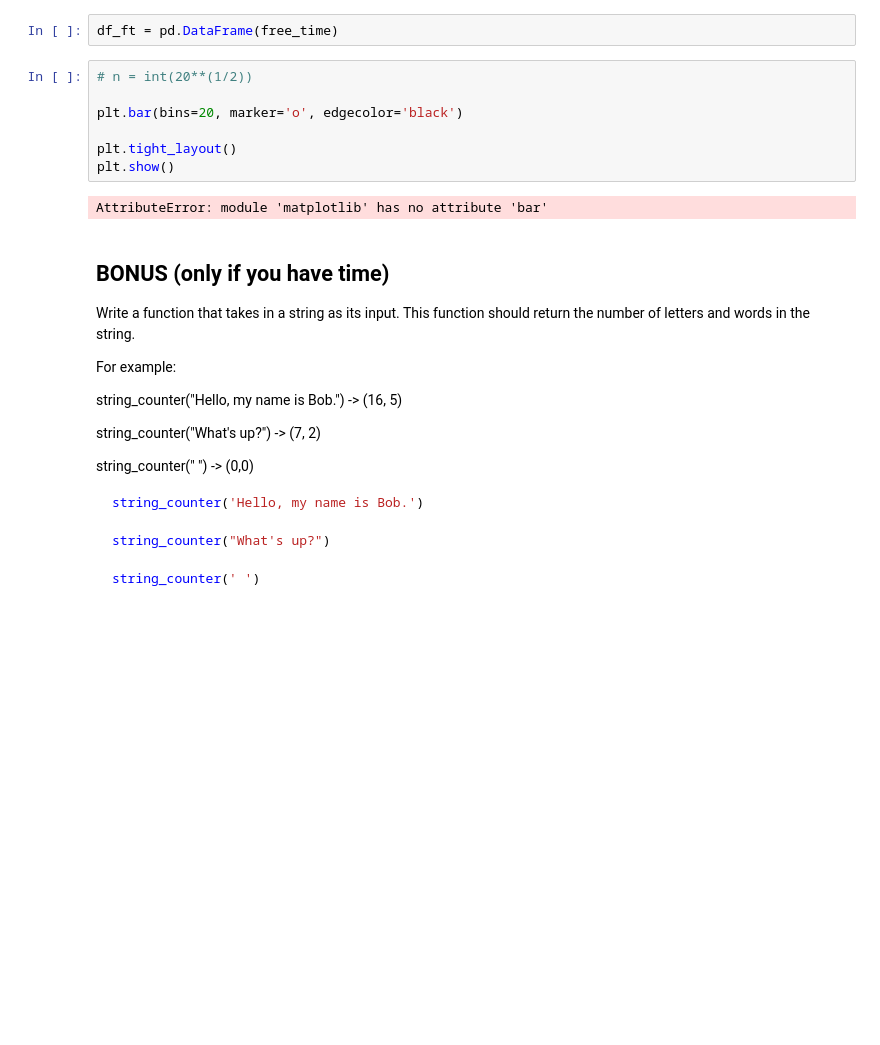
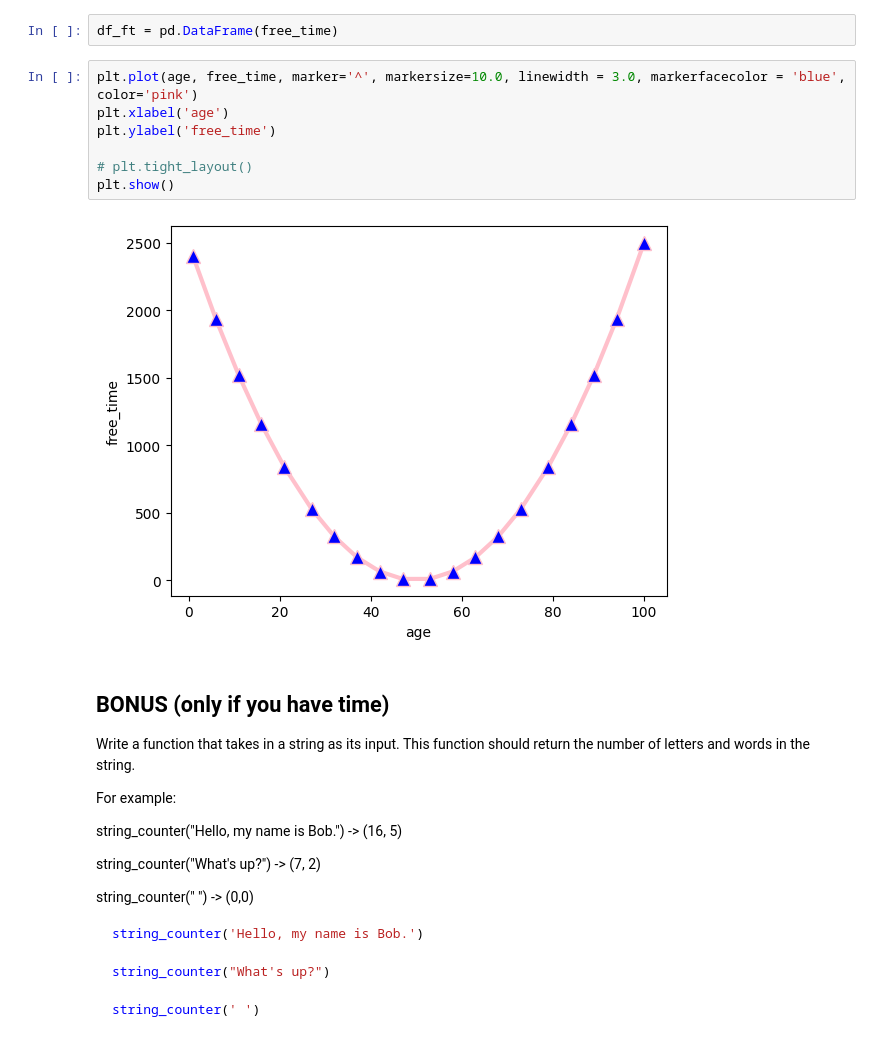
Before and after one commit to test-ds-21/stephanie465337___Data-Science-Portfolio-C21, a Jupyter notebook: Exercises/Advanced/101-Numpy.and.Plotting.Exercise.ipynb, the cells around one changed output. Saved outputs shown, nothing was run; the diff lists cells and outputs as text; blank space fills up the shorter version.

```diff
--- a/Exercises/Advanced/101-Numpy.and.Plotting.Exercise.ipynb
+++ b/Exercises/Advanced/101-Numpy.and.Plotting.Exercise.ipynb
@@ -61,15 +72,15 @@ type(free_time)
 numpy.ndarray
 # %%
 df_ft = pd.DataFrame(free_time)
-# %%
-# n = int(20**(1/2))
-
-plt.bar(bins=20, marker='o', edgecolor='black')
-
-plt.tight_layout()
-plt.show()
-# %% [output]
-AttributeError: module 'matplotlib' has no attribute 'bar'
+# %%
+plt.plot(age, free_time, marker='^', markersize=10.0, linewidth = 3.0, markerfacecolor = 'blue', color='pink')
+plt.xlabel('age')
+plt.ylabel('free_time')
+
+# plt.tight_layout()
+plt.show()
+# %% [output]
+[figure, added]
 # %% [markdown]
 ## **BONUS** (only if you have time)
 
```
Also changed, not shown: parts of 6 cells of this notebook.
